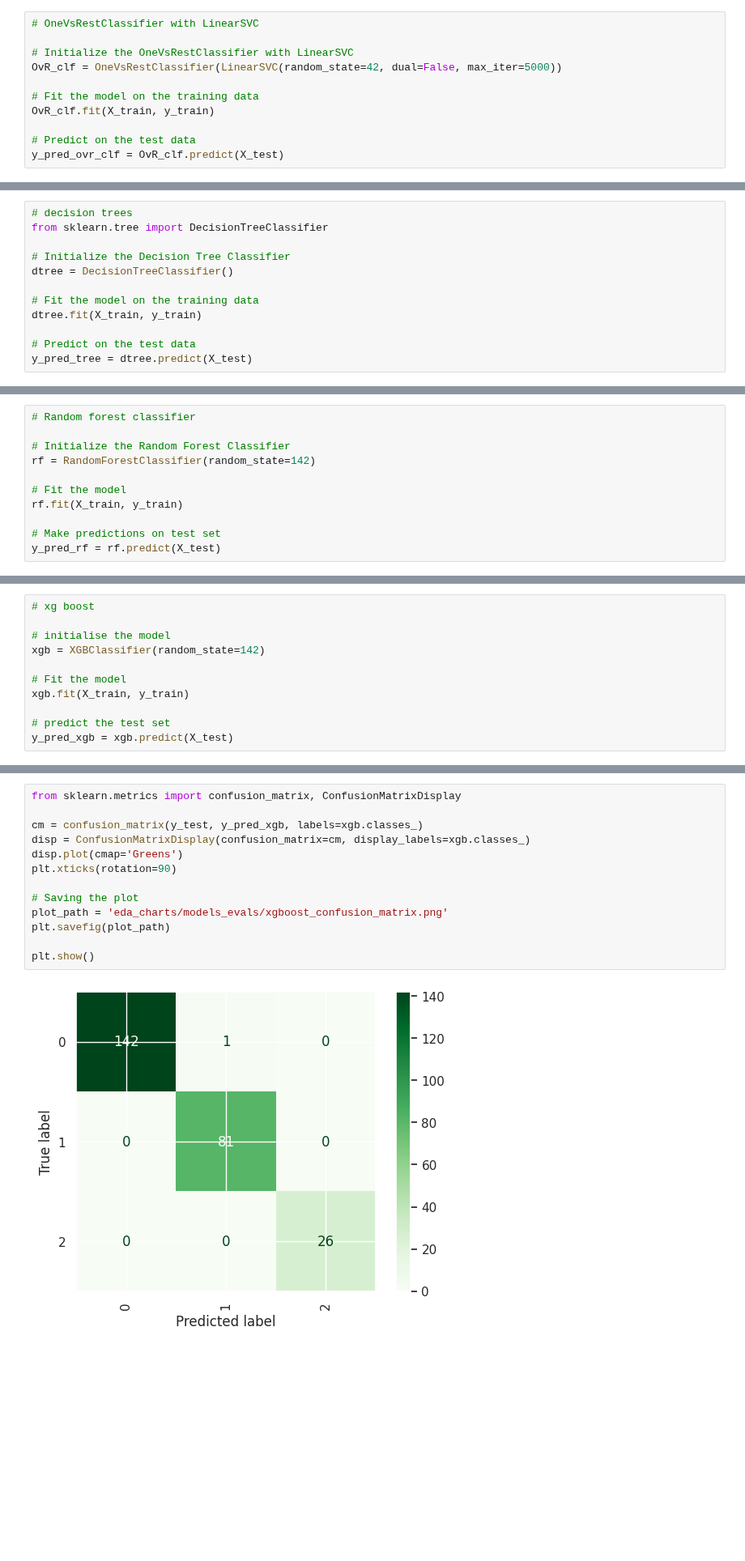
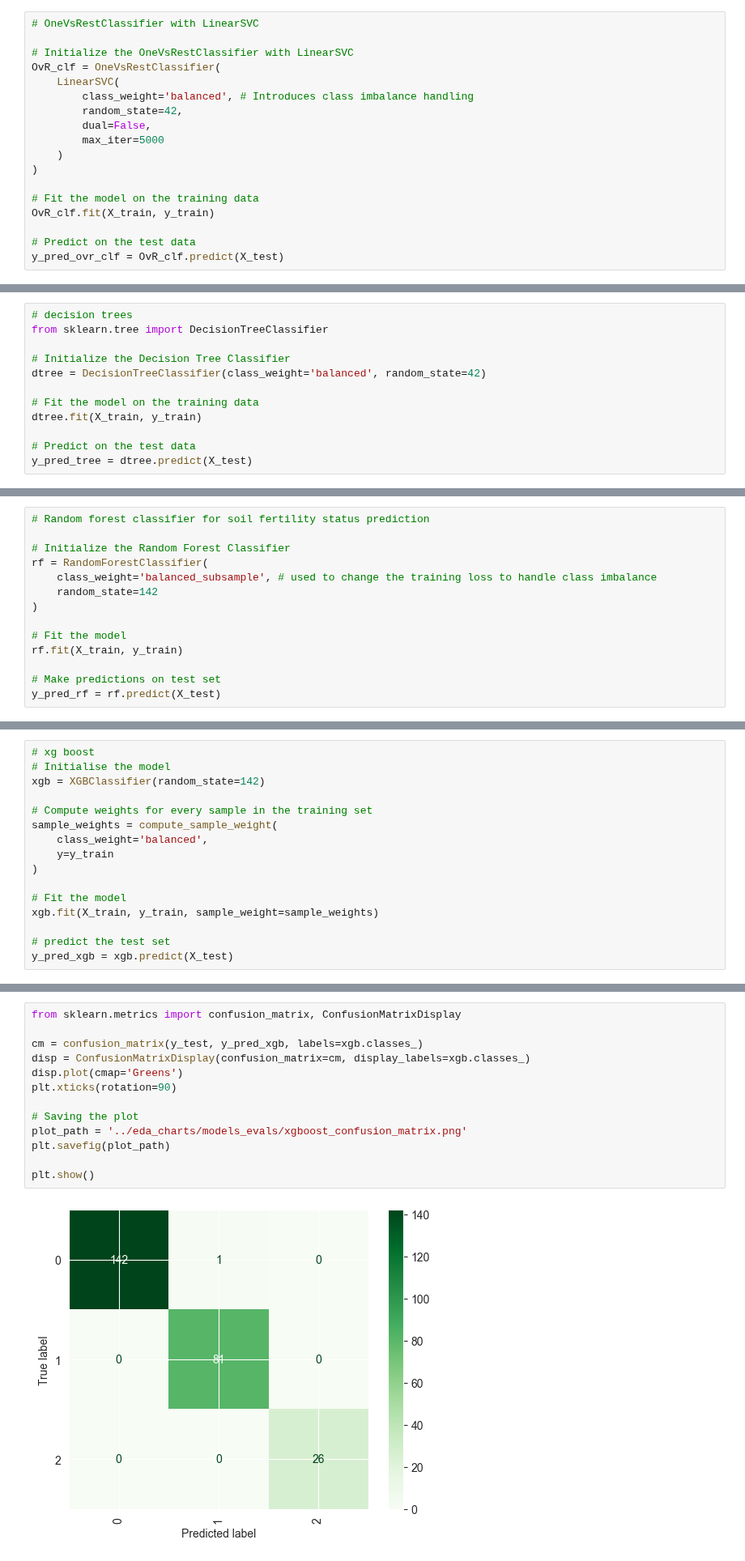
Before and after one commit to oscar066/Kiduka, a Jupyter notebook: notebooks/soil-fertility-status-models-notebook.ipynb, the cells around one changed output, grey strips where cells are left out. Shown at 81% size. Drawn from its saved outputs; the diff is of its cells as text; blank space fills up the shorter version.

```diff
--- a/notebooks/index.ipynb
+++ b/notebooks/soil-fertility-status-models-notebook.ipynb
@@ -988,7 +1020,14 @@ from sklearn.metrics import accuracy_score, precision_score, recall_score, f1_sc
 # OneVsRestClassifier with LinearSVC
 
 # Initialize the OneVsRestClassifier with LinearSVC
-OvR_clf = OneVsRestClassifier(LinearSVC(random_state=42, dual=False, max_iter=5000))
+OvR_clf = OneVsRestClassifier(
+    LinearSVC(
+        class_weight='balanced', # Introduces class imbalance handling
+        random_state=42,
+        dual=False,
+        max_iter=5000
+    )
+)
 
 # Fit the model on the training data
 OvR_clf.fit(X_train, y_train)
@@ -1057,7 +1115,7 @@ OneVsRestClassifier models saved to: models/Soil_Status_OneVsRest_Classifier_mod
 from sklearn.tree import DecisionTreeClassifier
 
 # Initialize the Decision Tree Classifier
-dtree = DecisionTreeClassifier()
+dtree = DecisionTreeClassifier(class_weight='balanced', random_state=42)
 
 # Fit the model on the training data
 dtree.fit(X_train, y_train)
@@ -1122,10 +1189,13 @@ Decision Tree Classifier models saved to: models/Soil_Status_decisionTree_Classi
 # %% [markdown]
 #### 3. Random Forest Classifier
 # %%
-# Random forest classifier
+# Random forest classifier for soil fertility status prediction
 
 # Initialize the Random Forest Classifier
-rf = RandomForestClassifier(random_state=142)
+rf = RandomForestClassifier(
+    class_weight='balanced_subsample', # used to change the training loss to handle class imbalance
+    random_state=142
+)
 
 # Fit the model
 rf.fit(X_train, y_train)
@@ -1195,11 +1278,16 @@ from xgboost import XGBClassifier
 # %%
 # xg boost
-
-# initialise the model
+# Initialise the model
 xgb = XGBClassifier(random_state=142)
 
+# Compute weights for every sample in the training set
+sample_weights = compute_sample_weight(
+    class_weight='balanced',
+    y=y_train
+)
+
 # Fit the model
-xgb.fit(X_train, y_train)
+xgb.fit(X_train, y_train, sample_weight=sample_weights)
 
 # predict the test set
 y_pred_xgb = xgb.predict(X_test)
@@ -1240,15 +1328,15 @@ weighted avg       1.00      1.00      1.00       250
 # %%
 from sklearn.metrics import confusion_matrix, ConfusionMatrixDisplay
 
 cm = confusion_matrix(y_test, y_pred_xgb, labels=xgb.classes_)
 disp = ConfusionMatrixDisplay(confusion_matrix=cm, display_labels=xgb.classes_)
 disp.plot(cmap='Greens')
 plt.xticks(rotation=90)
 
 # Saving the plot
-plot_path = 'eda_charts/models_evals/xgboost_confusion_matrix.png'
+plot_path = '../eda_charts/models_evals/xgboost_confusion_matrix.png'
 plt.savefig(plot_path)
 
 plt.show()
 # %% [output]
-[figure, old version]
+[figure, new version]
```
Also changed, not shown: parts of 40 cells of this notebook, 19 other files.
